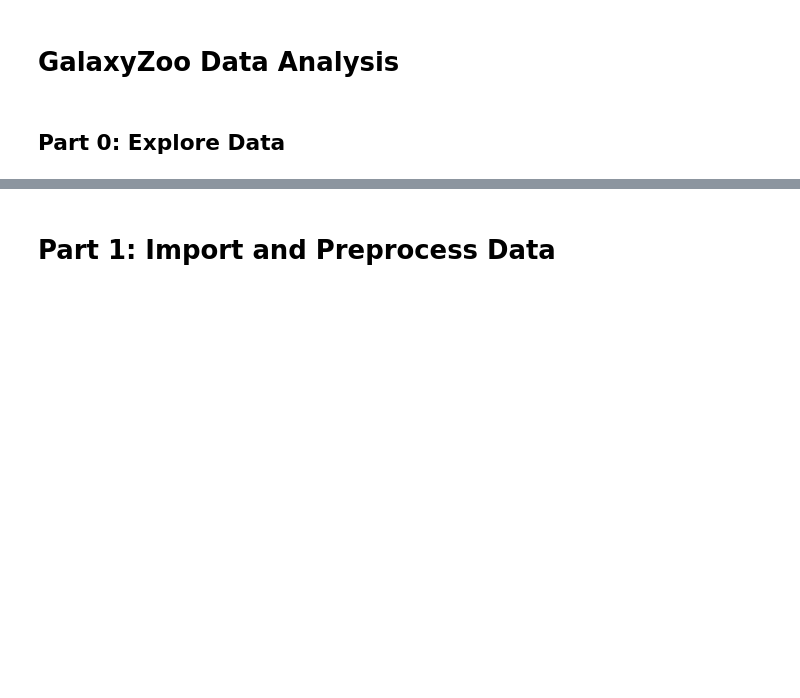
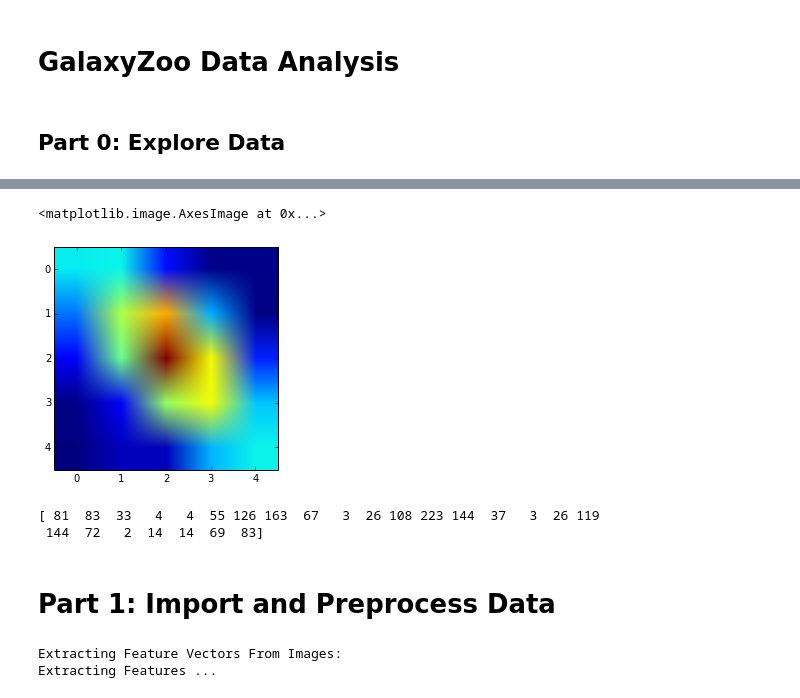
Before and after one commit to jkcn90/kaggle_galaxy_zoo, a Jupyter notebook: GalaxyZoo.ipynb, the cells around one changed output, grey strips where cells are left out. Drawn from its saved outputs; the diff is of its cells as text; code cells hidden in the pictures; blank space fills up the shorter version.

Commit message:
Explored a method to get raw feature vectors without exploding memory

```diff
--- a/GalaxyZoo.ipynb
+++ b/GalaxyZoo.ipynb
@@ -42,2 +54,13 @@ print(feature_array)
+# %%
+plt.imshow(raw_array[:,:,0])
+# %% [output]
+<matplotlib.image.AxesImage at 0x...>
+[figure, added]
+# %%
+feature_area = raw_array[:,:,0].flatten()
+print(feature_area)
+# %% [output]
+[ 81  83  33   4   4  55 126 163  67   3  26 108 223 144  37   3  26 119
+ 144  72   2  14  14  69  83]
 # %% [markdown]
 # Part 1: Import and Preprocess Data
@@ -51,0 +67,9 @@ for img in imgs:
+# %%
+from sklearn import preprocessing
+data = GalaxyData()
+[training_features, training_solutions, validation_features, validation_solutions] = data.split_training_and_validation_data()
+training_solutions.columns = ['Class']
+features_and_solutions = training_features.join(training_solutions)
+# %% [output]
+Extracting Feature Vectors From Images:
+Extracting Features ...
```
Also changed, not shown: parts of 13 cells of this notebook.
